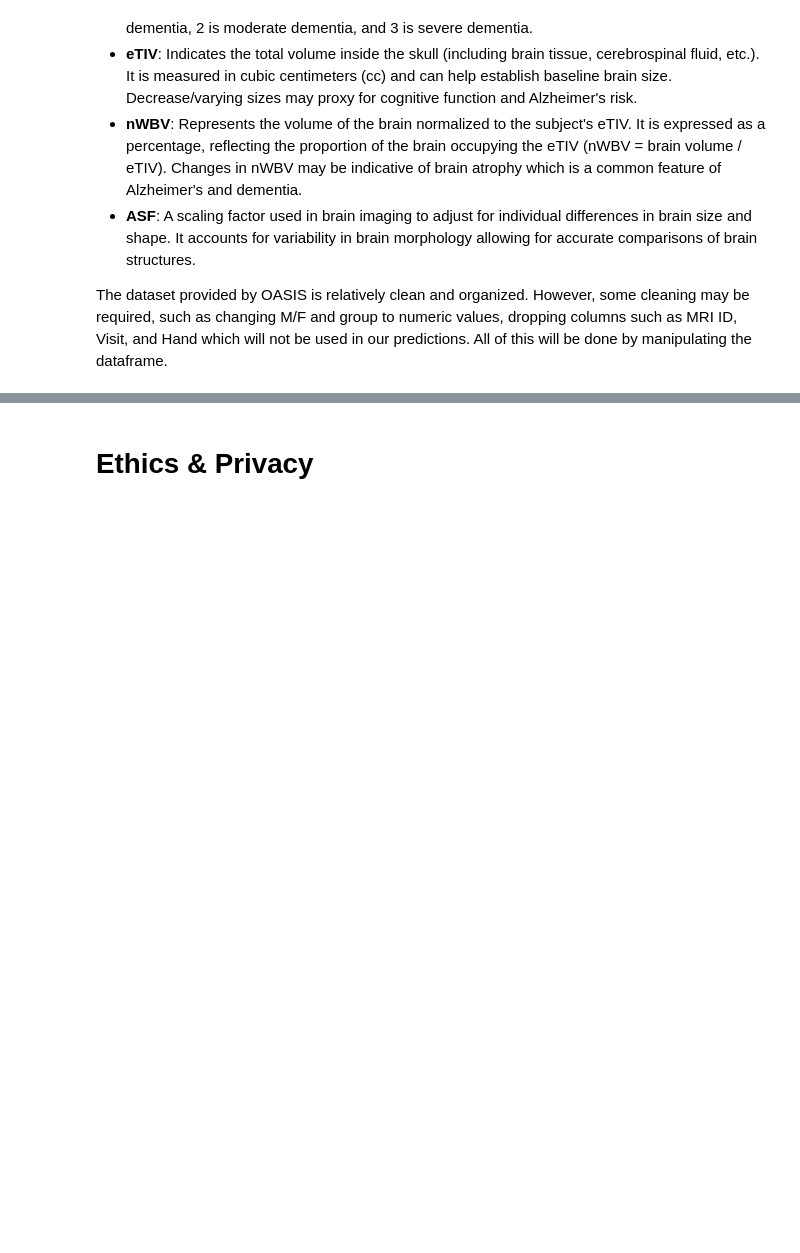
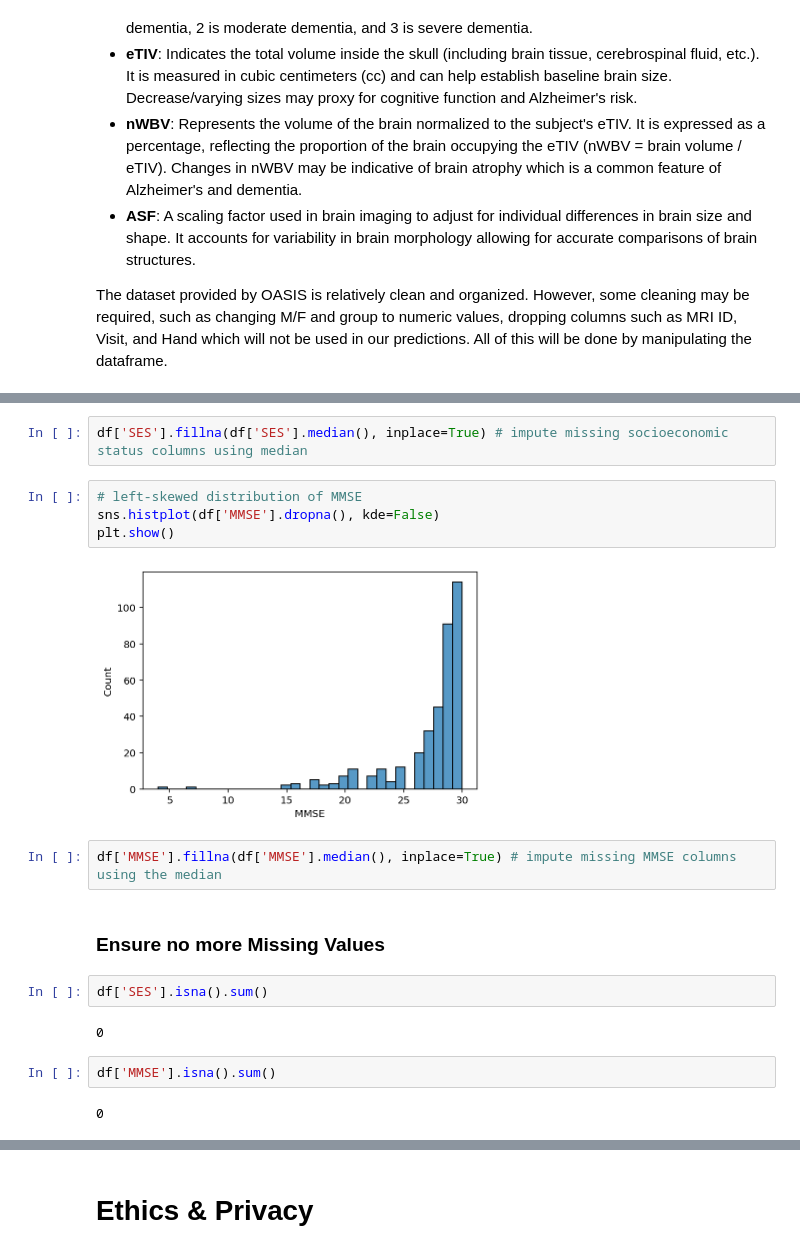
Before and after one commit to COGS108/Group141_WI24, a Jupyter notebook: DataCheckpoint_Group141_WI24.ipynb, the cells around one changed output, grey strips where cells are left out. Cells and saved outputs as stored; diff of their text form; blank space fills up the shorter version.

```diff
--- a/DataCheckpoint_Group141_WI24.ipynb
+++ b/DataCheckpoint_Group141_WI24.ipynb
@@ -227,0 +264,20 @@ df
+# %%
+df['SES'].fillna(df['SES'].median(), inplace=True) # impute missing socioeconomic status columns using median
+# %%
+# left-skewed distribution of MMSE
+sns.histplot(df['MMSE'].dropna(), kde=False)
+plt.show()
+# %% [output]
+[figure, added]
+# %%
+df['MMSE'].fillna(df['MMSE'].median(), inplace=True) # impute missing MMSE columns using the median
+# %% [markdown]
+### Ensure no more Missing Values
+# %%
+df['SES'].isna().sum()
+# %% [output]
+0
+# %%
+df['MMSE'].isna().sum()
+# %% [output]
+0
```
Also changed, not shown: parts of 16 cells of this notebook.
